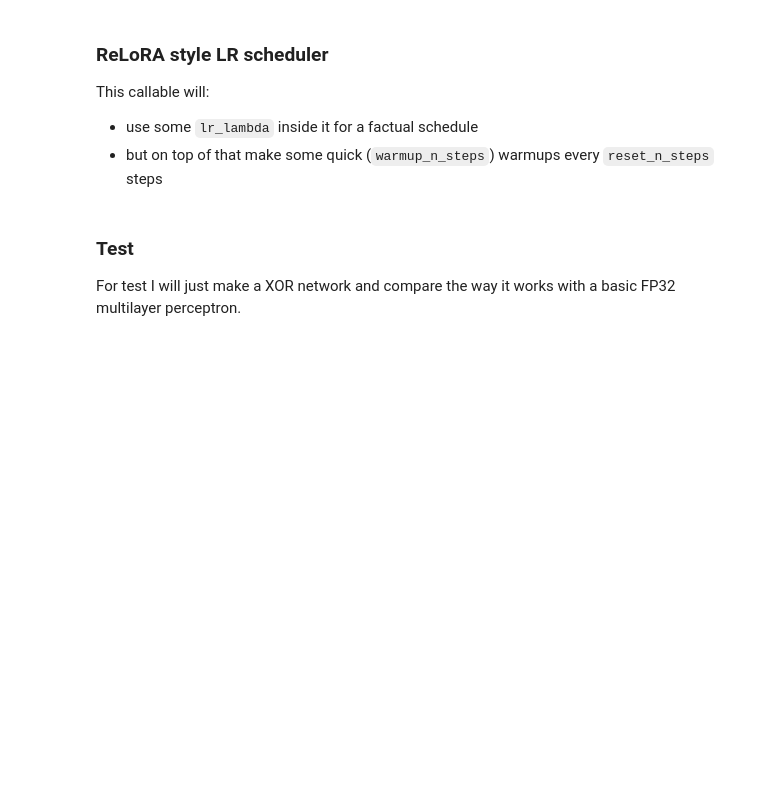
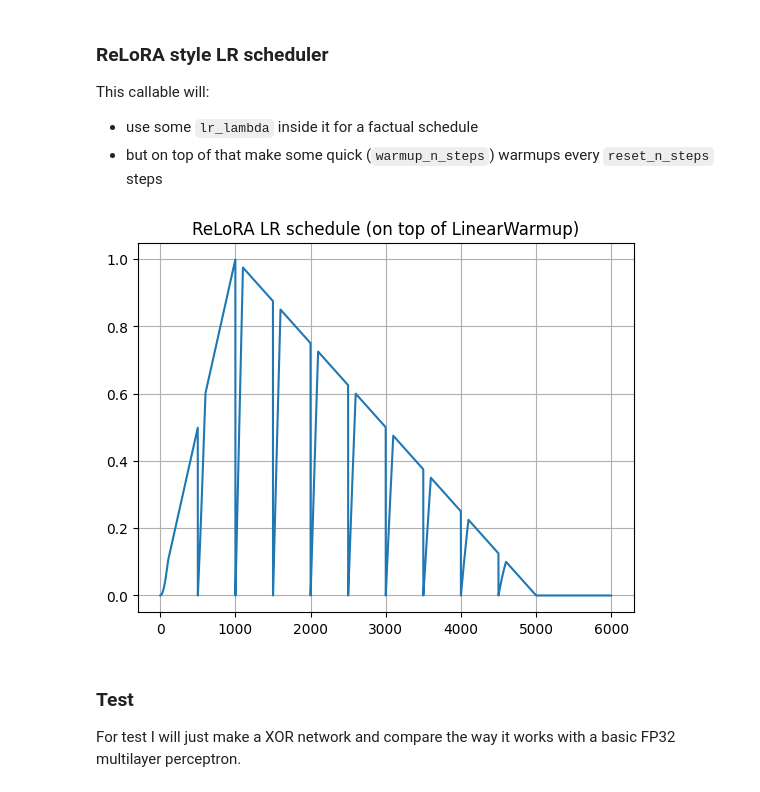
Before and after one commit to alex4321/bitlinear, a Jupyter notebook: nbs/02_relora.ipynb, the cells around one changed output. Drawn from its saved outputs; the diff is of its cells as text; code cells hidden in the pictures; blank space fills up the shorter version.

Commit message:
Added a tested linear warmup schedule

```diff
--- a/nbs/02_relora.ipynb
+++ b/nbs/02_relora.ipynb
@@ -138,6 +138,35 @@ class ReLoRASchedulerLambda:
         else:
             k = 1
         return self.lr_lambda(step) * k
+# %%
+#| export
+class LinearWarmupSchedule:
+    def __init__(self, warmup_steps: int, total_steps: int):
+        self.warmup_steps = warmup_steps
+        self.total_steps = total_steps
+
+    def __call__(self, step: int) -> float:
+        if step < self.warmup_steps:
+            return step / self.warmup_steps
+        return max(0.0, 1.0 - (step - self.warmup_steps) / (self.total_steps - self.warmup_steps))
+# %%
+def test_linear_schedule_with_resets():
+    scheduler = ReLoRASchedulerLambda(
+        LinearWarmupSchedule(1000, 5000),
+        reset_n_steps=500,
+        warmup_n_steps=100,
+    )
+    plt.plot([
+        scheduler(i)
+        for i in range(6000)
+    ])
+    plt.title("ReLoRA LR schedule (on top of LinearWarmup)")
+    plt.grid()
+
+
+test_linear_schedule_with_resets()
+# %% [output]
+[figure, added]
 # %% [markdown]
 ### Test
 
```
Also changed, not shown: parts of 1 cell of this notebook, 2 other files.
